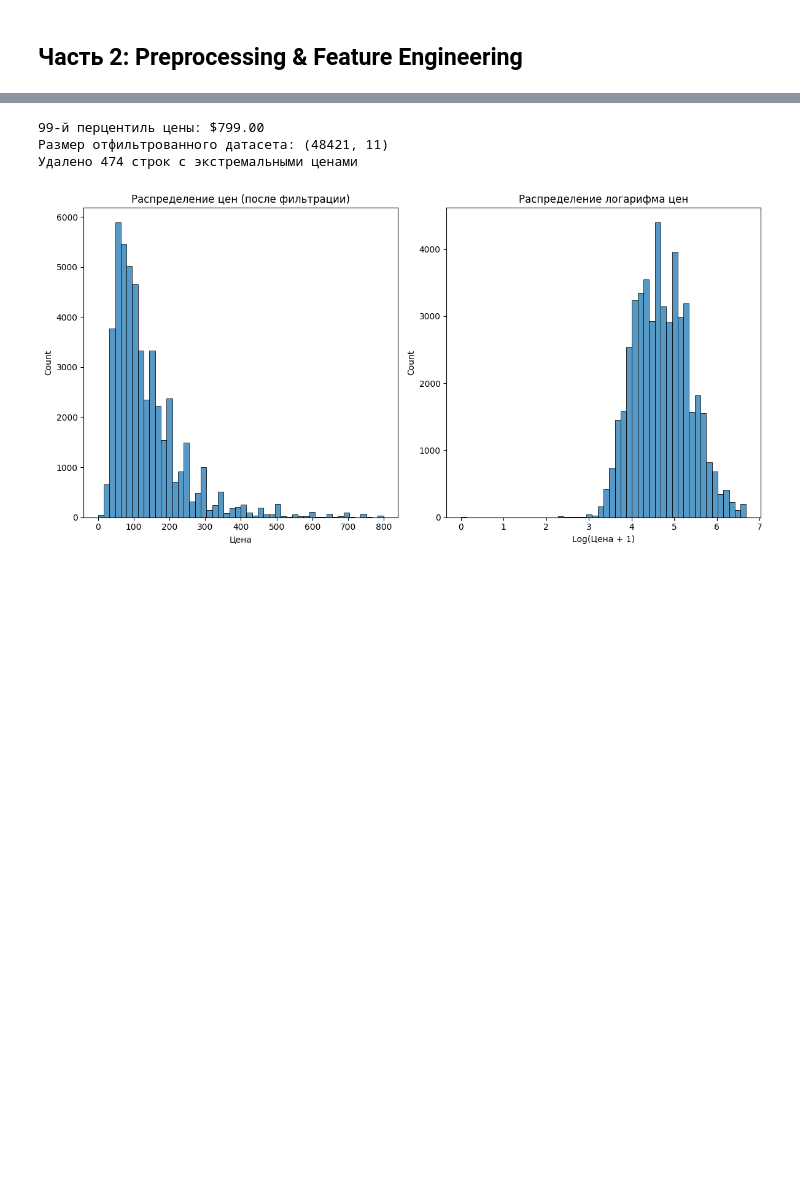
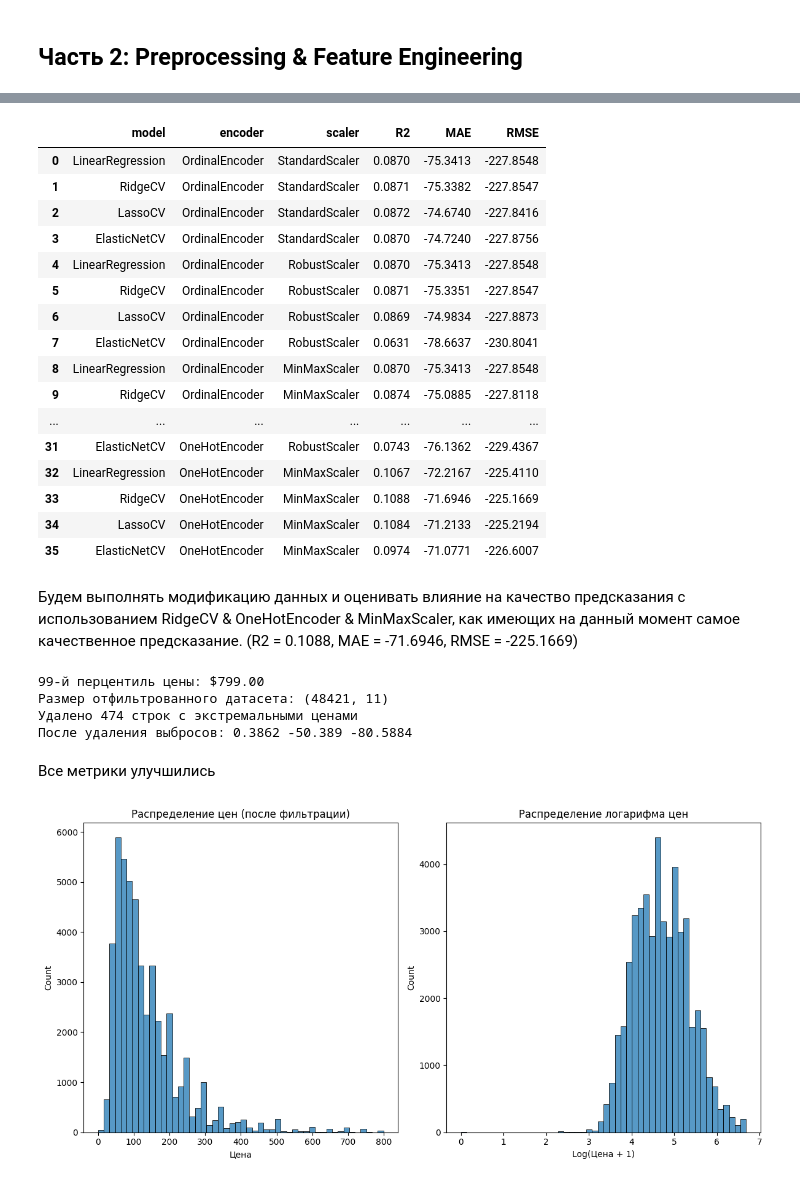
Before and after one commit to dezz1er/otus_homeworks, a Jupyter notebook: homework_10/homework_10.ipynb, the cells around one changed output, grey strips where cells are left out. Saved outputs shown, nothing was run; the diff lists cells and outputs as text; code cells hidden in the pictures; blank space fills up the shorter version.

```diff
--- a/homework_10/homework_10.ipynb
+++ b/homework_10/homework_10.ipynb
@@ -156,0 +230,32 @@ df_copy = df.copy()
+# %%
+def evaluate(model_name, X, y):
+    model = models[model_name]
+    r2 = cross_val_score(model, X, y, cv=5, scoring="r2").mean()
+    mae = cross_val_score(model, X, y, cv=5, scoring="neg_mean_absolute_error").mean()
+    rmse = cross_val_score(model, X, y, cv=5, scoring="neg_root_mean_squared_error").mean()
+
+    return round(r2, 4), round(mae, 4), round(rmse, 4)
+# %%
+def run_full_pipeline(data, cat_cols, target="price"):
+    results = []
+
+    for enc_name in encoders:
+        for scaler_name in scalers:
+            X, y = preprocess(data, enc_name, scaler_name, cat_cols, target)
+            for model_name in models:
+                r2, mae, rmse = evaluate(model_name, X, y)
+                results.append({
+                    "model": model_name,
+                    "encoder": enc_name,
+                    "scaler": scaler_name,
+                    "R2": r2,
+                    "MAE": mae,
+                    "RMSE": rmse
+                })
+
+    return pd.DataFrame(results)
+# %%
+cat_cols = ["neighbourhood_group", "neighbourhood", "room_type"]
+
+results_df = run_full_pipeline(df, cat_cols)
+print(results_df)
@@ -156,0 +280,22 @@ df_copy = df.copy()
+# %%
+results_df
+# %% [output]
+|  | model | encoder | scaler | R2 | MAE | RMSE |
+| 0 | LinearRegression | OrdinalEncoder | StandardScaler | 0.0870 | -75.3413 | -227.8548 |
+| 1 | RidgeCV | OrdinalEncoder | StandardScaler | 0.0871 | -75.3382 | -227.8547 |
+| 2 | LassoCV | OrdinalEncoder | StandardScaler | 0.0872 | -74.6740 | -227.8416 |
+| 3 | ElasticNetCV | OrdinalEncoder | StandardScaler | 0.0870 | -74.7240 | -227.8756 |
+| 4 | LinearRegression | OrdinalEncoder | RobustScaler | 0.0870 | -75.3413 | -227.8548 |
+| 5 | RidgeCV | OrdinalEncoder | RobustScaler | 0.0871 | -75.3351 | -227.8547 |
+| 6 | LassoCV | OrdinalEncoder | RobustScaler | 0.0869 | -74.9834 | -227.8873 |
+| 7 | ElasticNetCV | OrdinalEncoder | RobustScaler | 0.0631 | -78.6637 | -230.8041 |
+| 8 | LinearRegression | OrdinalEncoder | MinMaxScaler | 0.0870 | -75.3413 | -227.8548 |
+| 9 | RidgeCV | OrdinalEncoder | MinMaxScaler | 0.0874 | -75.0885 | -227.8118 |
+| ... | ... | ... | ... | ... | ... | ... |
+| 31 | ElasticNetCV | OneHotEncoder | RobustScaler | 0.0743 | -76.1362 | -229.4367 |
+| 32 | LinearRegression | OneHotEncoder | MinMaxScaler | 0.1067 | -72.2167 | -225.4110 |
+| 33 | RidgeCV | OneHotEncoder | MinMaxScaler | 0.1088 | -71.6946 | -225.1669 |
+| 34 | LassoCV | OneHotEncoder | MinMaxScaler | 0.1084 | -71.2133 | -225.2194 |
+| 35 | ElasticNetCV | OneHotEncoder | MinMaxScaler | 0.0974 | -71.0771 | -226.6007 |
+# %% [markdown]
+Будем выполнять модификацию данных и оценивать влияние на качество предсказания с использованием RidgeCV & OneHotEncoder & MinMaxScaler, как имеющих на данный момент самое качественное предсказание. (R2 = 0.1088, MAE = -71.6946, RMSE = -225.1669)
@@ -157,16 +307,24 @@ df_copy = df.copy()
 # %%
 # Обработка выбросов в цене
 # Ограничим цену 99-м перцентилем, так как есть очень дорогие объекты
-price_99_percentile = df_copy['price'].quantile(0.99)
+price_99_percentile = df['price'].quantile(0.99)
 print(f"99-й перцентиль цены: ${price_99_percentile:.2f}")
 
-df_filtered = df_copy[df_copy['price'] <= price_99_percentile].copy()
+df_filtered = df[df['price'] <= price_99_percentile].copy()
 print(f"Размер отфильтрованного датасета: {df_filtered.shape}")
-print(f"Удалено {df_copy.shape[0] - df_filtered.shape[0]} строк с экстремальными ценами")
+print(f"Удалено {df.shape[0] - df_filtered.shape[0]} строк с экстремальными ценами")
+
+# Препроцессинг и оценка
+X1, y1 = preprocess(df_filtered, enc_name, scaler_name, cat_cols, target)
+r2, mae, rmse = evaluate("RidgeCV", X1, y1)
+print("После удаления выбросов:", r2, mae, rmse)
 # %% [output]
 99-й перцентиль цены: $799.00
 Размер отфильтрованного датасета: (48421, 11)
 Удалено 474 строк с экстремальными ценами
+После удаления выбросов: 0.3862 -50.389 -80.5884
+# %% [markdown]
+Все метрики улучшились
 # %%
 # Логарифмирование целевой переменной
 df_filtered['log_price'] = np.log1p(df_filtered['price'])
```
Also changed, not shown: parts of 15 cells of this notebook.
